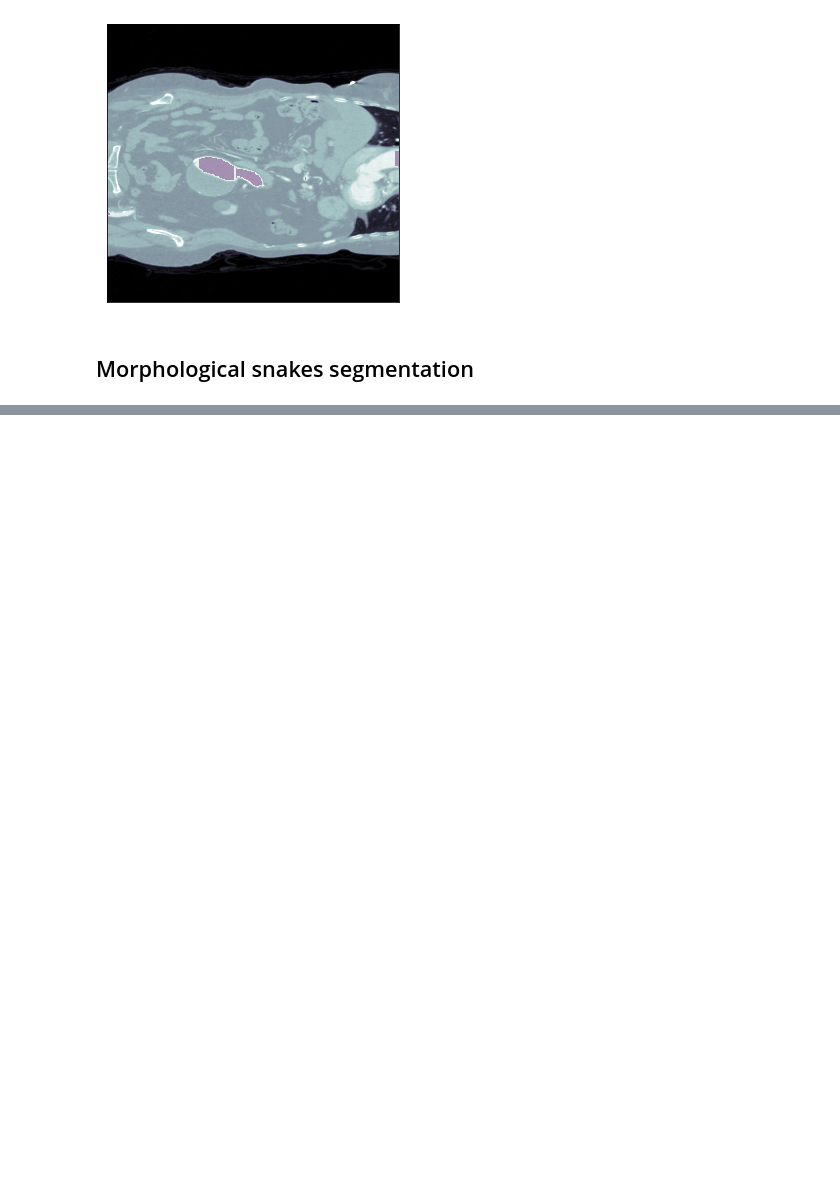
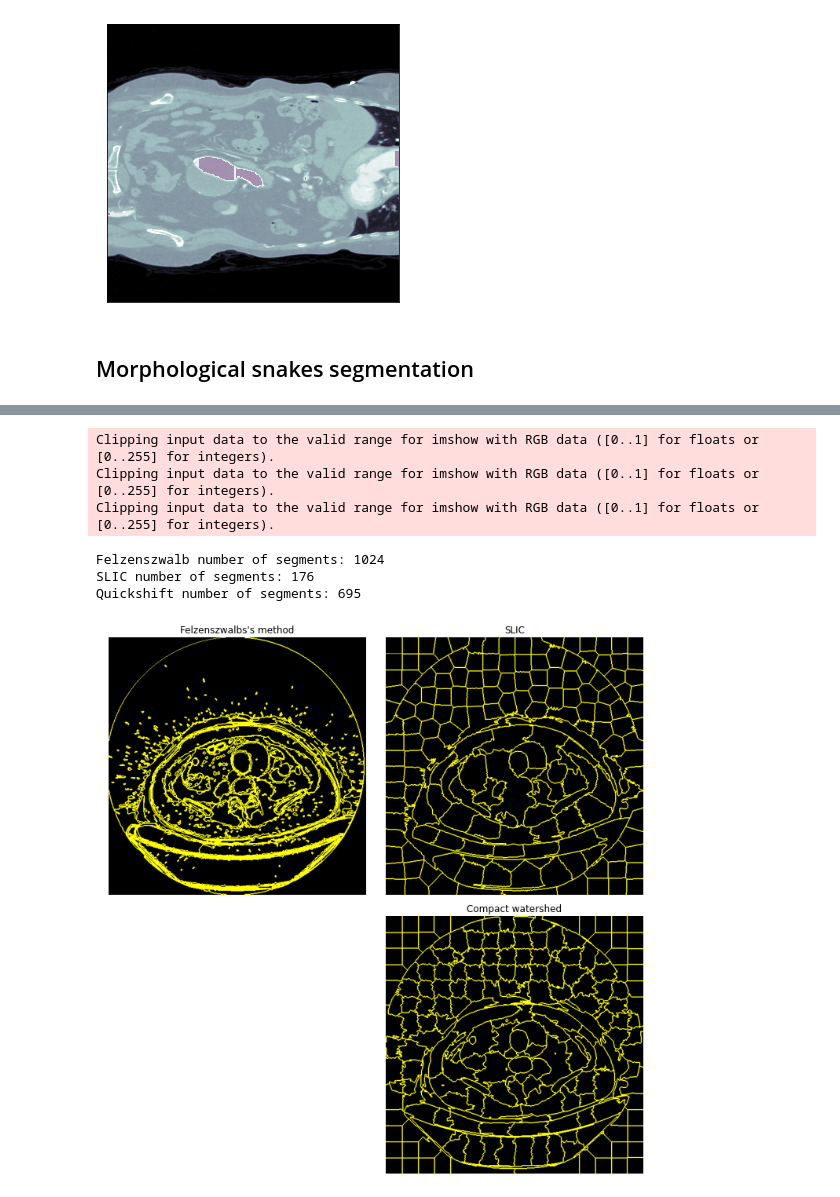
Before and after one commit to vbakhteev/CT-aorta-segmentation, a Jupyter notebook: notebooks/visualisation.ipynb, the cells around one changed output, grey strips where cells are left out. Cells and saved outputs as stored; diff of their text form; code cells hidden in the pictures; blank space fills up the shorter version.

Commit message:
skimage segmentation methods

```diff
--- a/notebooks/visualisation.ipynb
+++ b/notebooks/visualisation.ipynb
@@ -66,10 +73,10 @@ patient.frontal_plot(y=250, vmin=-1000, vmax=500, plot_mask=True)
 # %% [markdown]
 ## Morphological snakes segmentation
 # %%
-aneurism_center = (200, 240, 280)
+aneurism_center = (240, 280)
 radius = 20
 num_iterations = 250
-balloon = 1.5  # толерантность к отсутствию градиента
+balloon = 0  # толерантность к отсутствию градиента
 z = 200
 mask = morph_snakes_segmentation(patient.snapshot,
                                 start_point=aneurism_center,
@@ -107,0 +101,37 @@ ms.morphological_chan_vese(img, iterations=150,
+# %%
+img = img_as_float(patient.snapshot[200])
+
+segments_fz = felzenszwalb(img, scale=3, sigma=0.5, min_size=5)
+segments_slic = slic(img, n_segments=250, compactness=0.001, sigma=0.5)
+# segments_chan_vese = chan_vese(image, mu=0.25, lambda1=1, lambda2=1, tol=1e-3, max_iter=200, dt=0.5, init_level_set="checkerboard", extended_output=True)
+gradient = sobel(rgb2gray(img))
+segments_watershed = watershed(gradient, markers=250, compactness=0.00001)
+
+print(f"Felzenszwalb number of segments: {len(np.unique(segments_fz))}")
+print(f"SLIC number of segments: {len(np.unique(segments_slic))}")
+print(f"Quickshift number of segments: {len(np.unique(segments_quick))}")
+
+fig, ax = plt.subplots(2, 2, figsize=(10, 10), sharex=True, sharey=True)
+
+ax[0, 0].imshow(mark_boundaries(img, segments_fz))
+ax[0, 0].set_title("Felzenszwalbs's method")
+ax[0, 1].imshow(mark_boundaries(img, segments_slic))
+ax[0, 1].set_title('SLIC')
+# ax[1, 0].imshow(mark_boundaries(img, segments_chan_vese))
+# ax[1, 0].set_title('Quickshift')
+ax[1, 1].imshow(mark_boundaries(img, segments_watershed))
+ax[1, 1].set_title('Compact watershed')
+
+for a in ax.ravel():
+    a.set_axis_off()
+
+plt.tight_layout()
+plt.show()
+# %% [output]
+Clipping input data to the valid range for imshow with RGB data ([0..1] for floats or [0..255] for integers).
+Clipping input data to the valid range for imshow with RGB data ([0..1] for floats or [0..255] for integers).
+Clipping input data to the valid range for imshow with RGB data ([0..1] for floats or [0..255] for integers).
+Felzenszwalb number of segments: 1024
+SLIC number of segments: 176
+Quickshift number of segments: 695
+[figure, added]
```
Also changed, not shown: parts of 11 cells of this notebook, 2 other files.
